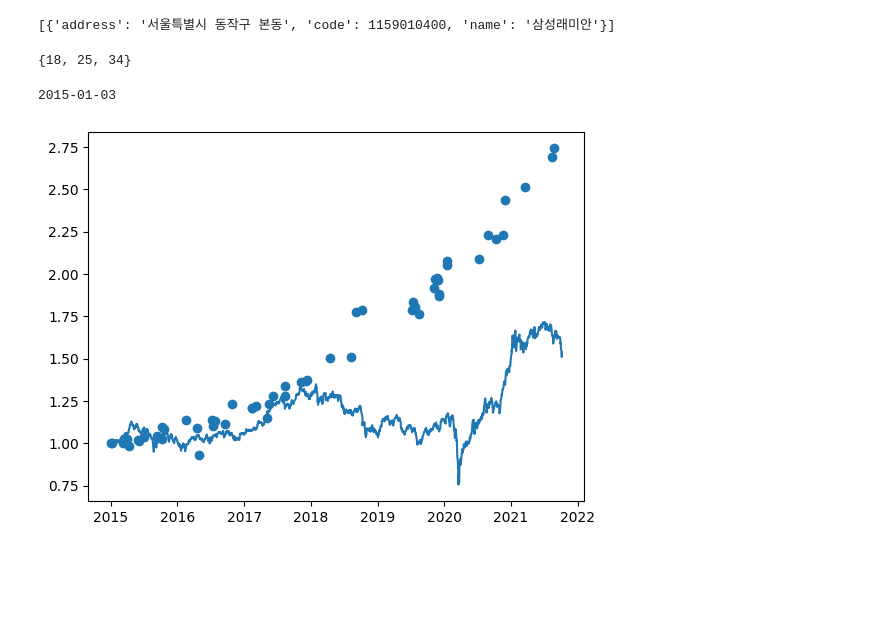
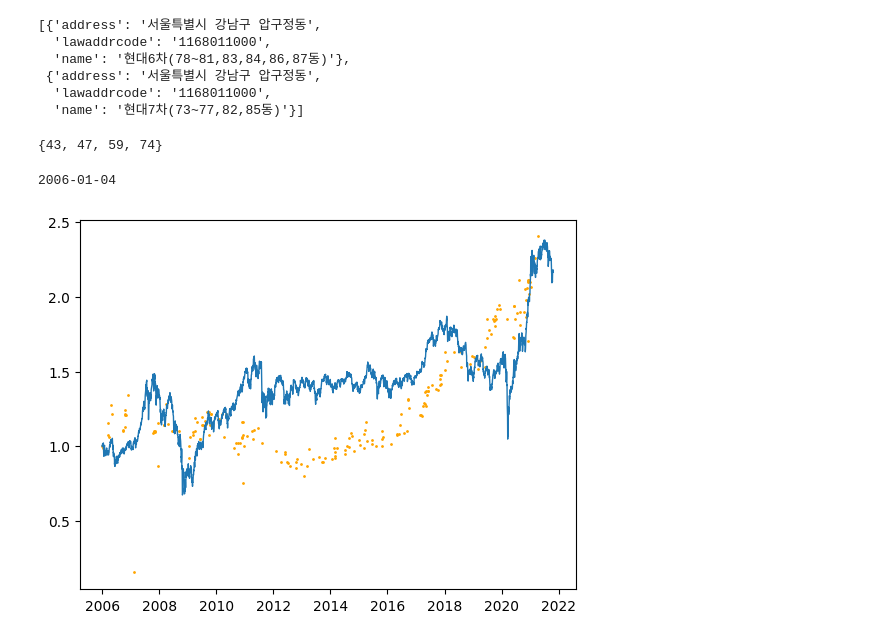
Before and after one commit to twjang/korea_apartment_price, a Jupyter notebook: kospi_and_housing.ipynb, the cells around one changed output. Cells and saved outputs as stored; diff of their text form; code cells hidden in the pictures; blank space fills up the shorter version.

```diff
--- a/kospi_and_housing.ipynb
+++ b/kospi_and_housing.ipynb
@@ -5,17 +5,24 @@ from matplotlib import pyplot as plt
 
 import korea_apartment_price
 # %%
-apts = korea_apartment_price.shortcuts.search('동작구 본동', '삼성래미안')
+apts = korea_apartment_price.shortcuts.search('압구정동', '현대')
+apts = [e for e in apts if e['name'].startswith('현대') and e['name'].find('빌라트') == -1 and e['name'].find('차') > -1]
+apts = [e for e in apts if int(e['name'].replace('현대', '').split('차')[0]) in [6, 7] ]
 apts
 # %% [output]
-[{'address': '서울특별시 동작구 본동', 'code': 1159010400, 'name': '삼성래미안'}]
+[{'address': '서울특별시 강남구 압구정동',
+  'lawaddrcode': '1168011000',
+  'name': '현대6차(78~81,83,84,86,87동)'},
+ {'address': '서울특별시 강남구 압구정동',
+  'lawaddrcode': '1168011000',
+  'name': '현대7차(73~77,82,85동)'}]
 # %%
-sizes = set(korea_apartment_price.db.query(apt_infos=apts, filters=[korea_apartment_price.db.pick_size]))
+sizes = set(korea_apartment_price.db.query_trades(apt_ids=apts, filters=[korea_apartment_price.db.pick_size]))
 sizes
 # %% [output]
-{18, 25, 34}
+{43, 47, 59, 74}
 # %%
-entries = korea_apartment_price.db.query(apt_infos=apts, size_from=17, size_to=18, date_from=20150101)
+entries = korea_apartment_price.db.query_trades(apt_ids=apts, size_from=43, size_to=43, date_from=20060101)
 x1 = []
 y1 = []
 for e in entries:
@@ -23,17 +30,17 @@ for e in entries:
     y1.append(int(e['price'] / e['size'] * 3.3))
 print(x1[0])
 # %% [output]
-2015-01-03
+2006-01-04
 # %%
-df = data.DataReader("^KS11", "yahoo", datetime.datetime(2015, 1, 1))
+df = data.DataReader("^KS11", "yahoo", datetime.datetime(2006, 1, 1))
 x2 = [e.date() for e in df.index]
 y2 = df['Close'].to_list()
 # %%
 y1 = [v/y1[0] for v in y1]
 y2 = [v/y2[0] for v in y2]
 plt.figure()
-plt.scatter(x1, y1)
-plt.plot(x2, y2)
+plt.scatter(x1, y1, s=1, color='orange')
+plt.plot(x2, y2, linewidth=1)
 plt.show()
 # %% [output]
-[figure, old version]
+[figure, new version]
```
Also changed, not shown: parts of 1 cell of this notebook, 19 other files.
